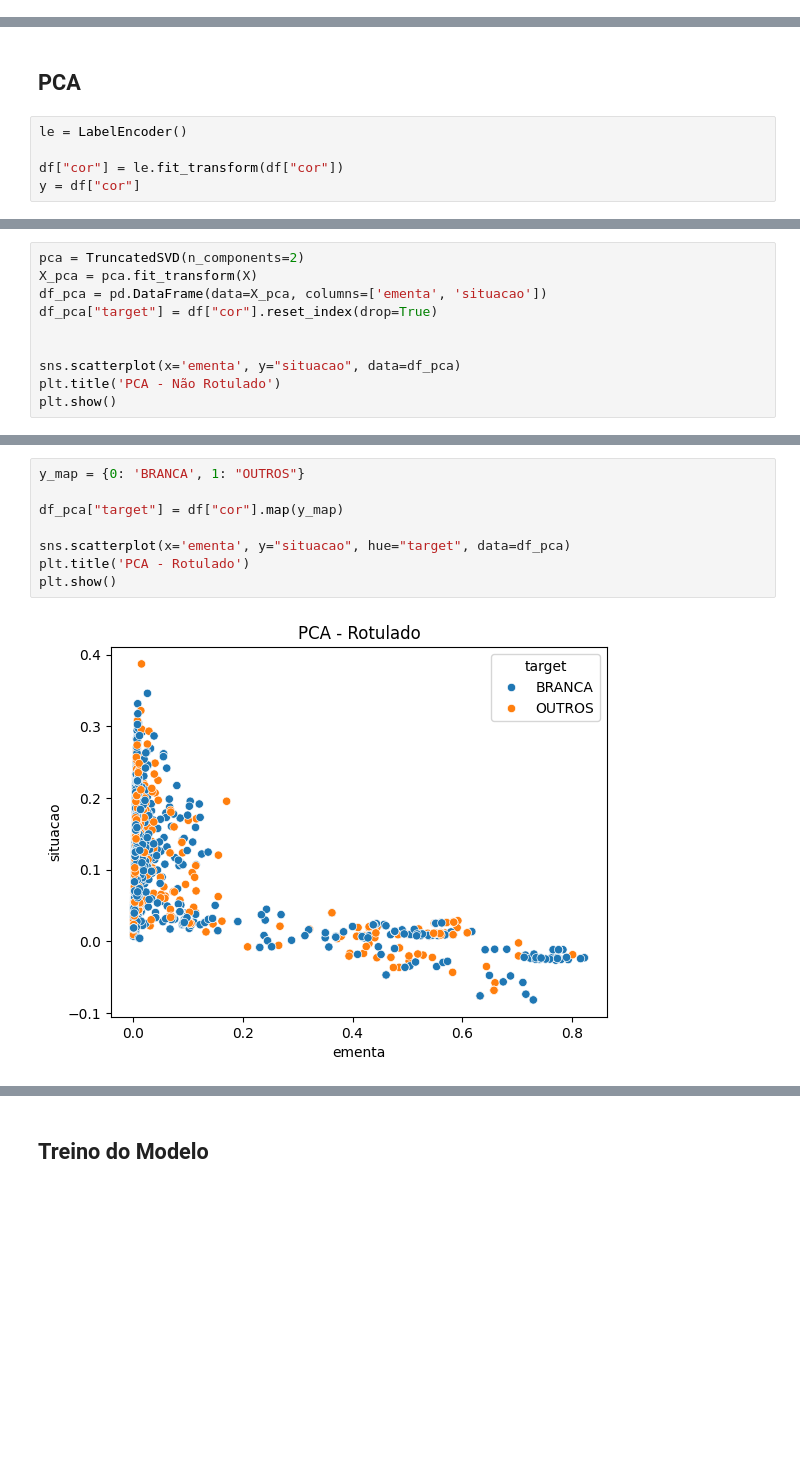
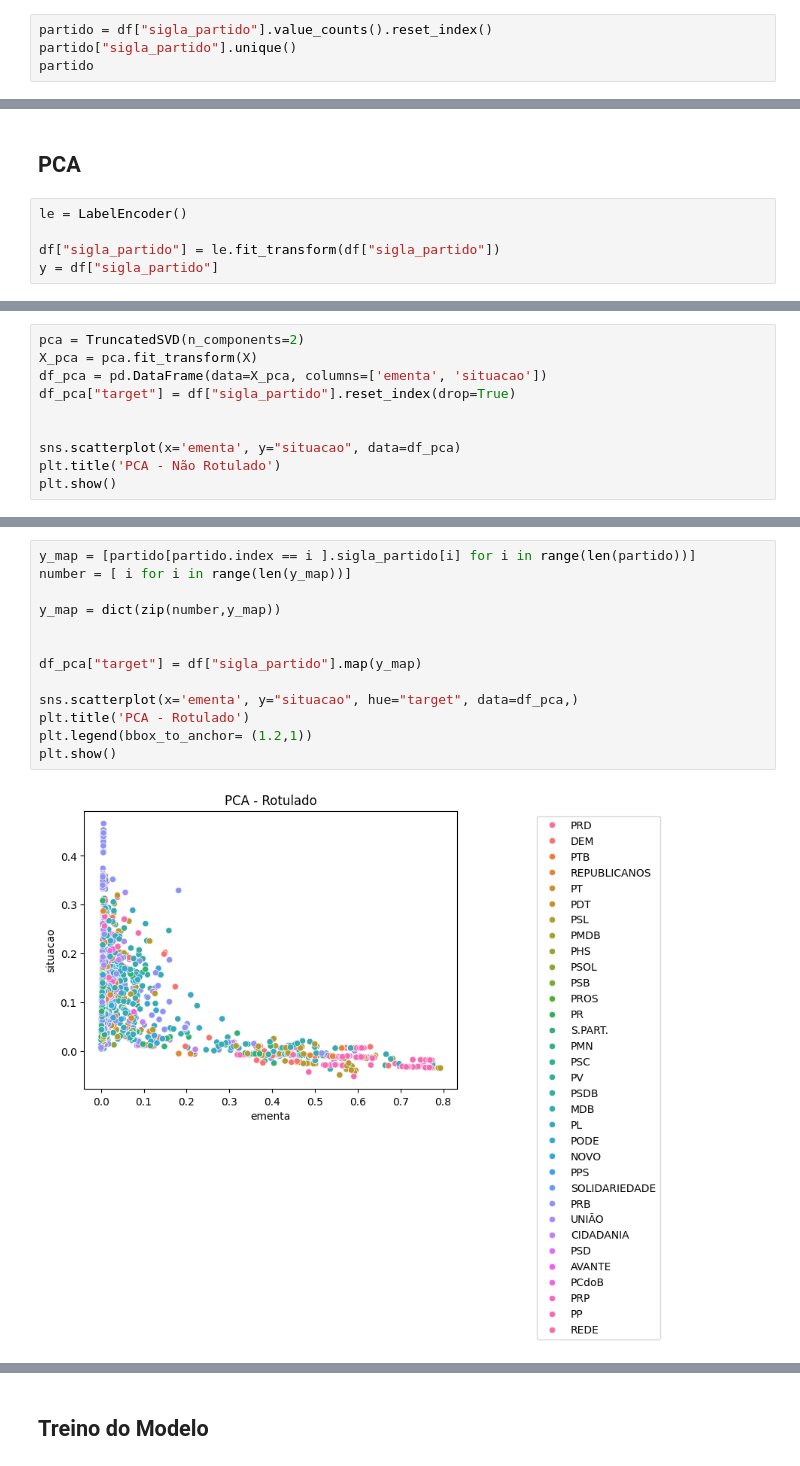
Before and after one commit to Davi-Ga/crawler-api, a Jupyter notebook: app/ML/nova_database/classificação_justica_partido.ipynb, the cells around one changed output, grey strips where cells are left out. Saved outputs shown, nothing was run; the diff lists cells and outputs as text; blank space fills up the shorter version.

```diff
--- a/app/ML/nova_database/classificação_justica_partido.ipynb
+++ b/app/ML/nova_database/classificação_justica_partido.ipynb
@@ -125,0 +118,4 @@ cor
+# %%
+partido = df["sigla_partido"].value_counts().reset_index()
+partido["sigla_partido"].unique()
+partido
@@ -252,5 +196,5 @@ plt.show()
 # %%
 le = LabelEncoder()
 
-df["cor"] = le.fit_transform(df["cor"])
-y = df["cor"]
+df["sigla_partido"] = le.fit_transform(df["sigla_partido"])
+y = df["sigla_partido"]
@@ -258,7 +217,7 @@ y = df["cor"]
 pca = TruncatedSVD(n_components=2)
 X_pca = pca.fit_transform(X)
 df_pca = pd.DataFrame(data=X_pca, columns=['ementa', 'situacao'])
-df_pca["target"] = df["cor"].reset_index(drop=True)
+df_pca["target"] = df["sigla_partido"].reset_index(drop=True)
 
 
 sns.scatterplot(x='ementa', y="situacao", data=df_pca)
@@ -269,10 +228,15 @@ plt.show()
 # %%
-y_map = {0: 'BRANCA', 1: "OUTROS"}
+y_map = [partido[partido.index == i ].sigla_partido[i] for i in range(len(partido))]
+number = [ i for i in range(len(y_map))]
 
-df_pca["target"] = df["cor"].map(y_map)
+y_map = dict(zip(number,y_map))
 
-sns.scatterplot(x='ementa', y="situacao", hue="target", data=df_pca)
+
+df_pca["target"] = df["sigla_partido"].map(y_map)
+
+sns.scatterplot(x='ementa', y="situacao", hue="target", data=df_pca,)
 plt.title('PCA - Rotulado')
+plt.legend(bbox_to_anchor= (1.2,1))
 plt.show()
 # %% [output]
-[figure, old version]
+[figure, new version]
```
Also changed, not shown: parts of 28 cells of this notebook, 4 other files.
